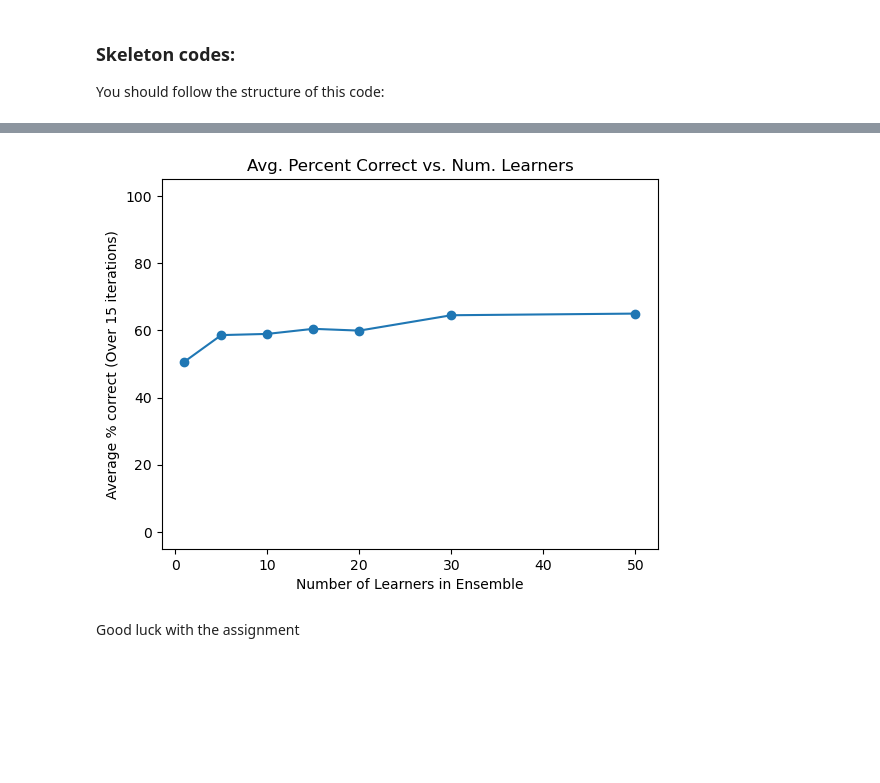
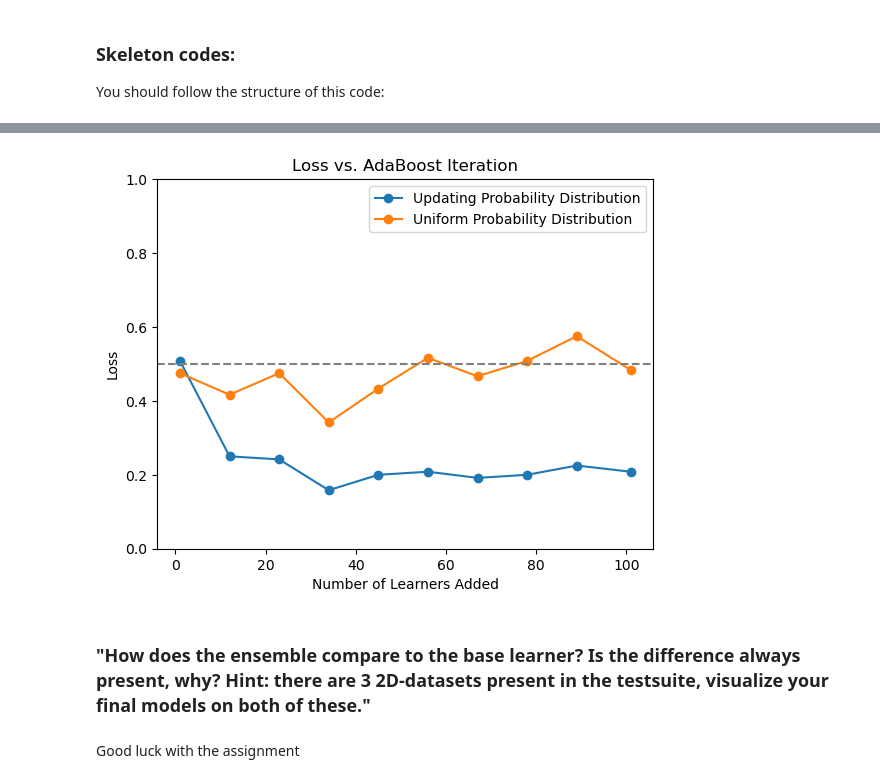
Before and after one commit to catieslaughts/IML_assignment1, a Jupyter notebook: skeleton_code.ipynb, the cells around one changed output, grey strips where cells are left out. Drawn from its saved outputs; the diff is of its cells as text; code cells hidden in the pictures; blank space fills up the shorter version.

```diff
--- a/skeleton_code.ipynb
+++ b/skeleton_code.ipynb
@@ -326,22 +406,47 @@ print(str(np.sum(output==y))+' out of '+str(output.size)+', '+str((np.sum(output
+# %%
+num_learners = np.linspace(1,n_estimators+1,10, dtype = int)
+losses = np.zeros_like(num_learners, dtype = float)
+
+for idx, num in enumerate(num_learners):
+    test_ensemble = BoostingAlgorithm(num)
+    test_ensemble.learners = all_learners[0:num]
+    test_ensemble.alpha = alphas[0:num]
+    output2 = test_ensemble.predict(X)
+
+    losses[idx] = calc_loss(output2, y)
+
+losses2 = losses
+# %%
+plt.plot(num_learners, losses1, marker = 'o', label = 'Updating Probability Distribution')
+plt.plot(num_learners, losses2, marker = 'o', label = 'Uniform Probability Distribution')
+plt.axhline(.5, c = 'grey',linestyle = 'dashed')
+plt.xlabel('Number of Learners Added')
+plt.ylabel('Loss')
+plt.ylim([0,1])
+plt.title('Loss vs. AdaBoost Iteration')
+plt.legend()
+plt.show()
+# %% [output]
+[figure, added]
+# %% [markdown]
+### "How does the ensemble compare to the base learner? Is the difference always present, why? Hint: there are 3 2D-datasets present in the testsuite, visualize your final models on both of these."
 # %%
-num_learners = np.asarray([1, 5, 10, 15, 20, 30, 50])
+dataset = './dataset4.npz'
+
+num_learners = np.asarray([1, 5, 10, 15, 20, 30, 50, 100])
 iterations = 15
 averages = np.zeros(num_learners.shape)
+std_devs = np.zeros(num_learners.shape)
 
 for i, num in enumerate(num_learners):
-    avg_percent = 0
+    losses = np.zeros(iterations)
+    avg_loss = 0
     for j in range(iterations):
-        X,y,output = run(num)
-        per = (np.sum(output==y)/output.size)*100
-        avg_percent += per
-
-    averages[i] = avg_percent/iterations
-
-plt.plot(num_learners, averages, marker = 'o')
-plt.xlabel('Number of Learners in Ensemble')
-plt.ylabel('Average % correct (Over '+ str(iterations) +' iterations)')
-plt.ylim([-5,105])
-plt.title('Avg. Percent Correct vs. Num. Learners')
-plt.show()
+        X,y,output,all_learners,alphas = run(num, dataset)
+        loss = (np.sum(output!=y)/output.size)
+        losses[j] = loss
+        avg_loss += loss
+#     if i == 0:
+#         print(losses)
+    averages[i] = avg_loss/iterations
+    std_devs[i] = np.std(losses)
-# %% [output]
-[figure, removed]
```
Also changed, not shown: parts of 16 cells of this notebook, 2 other files.
